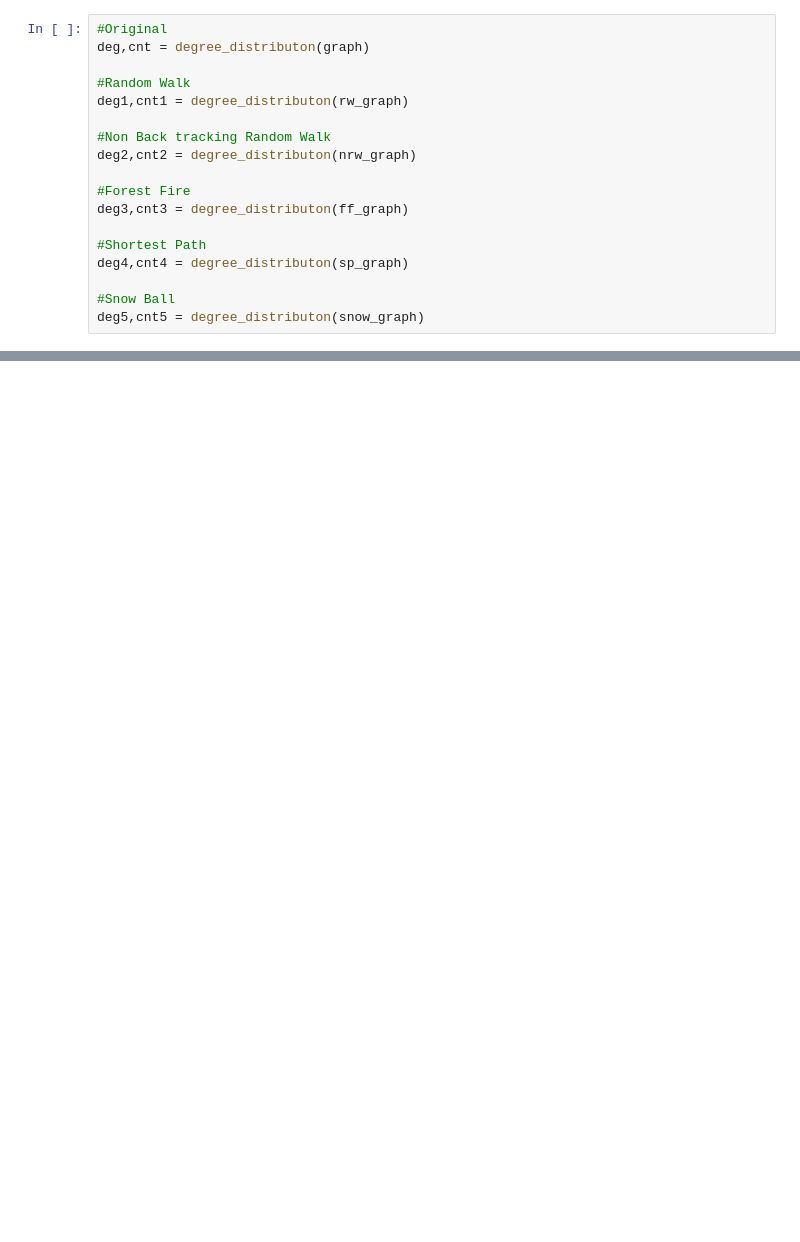
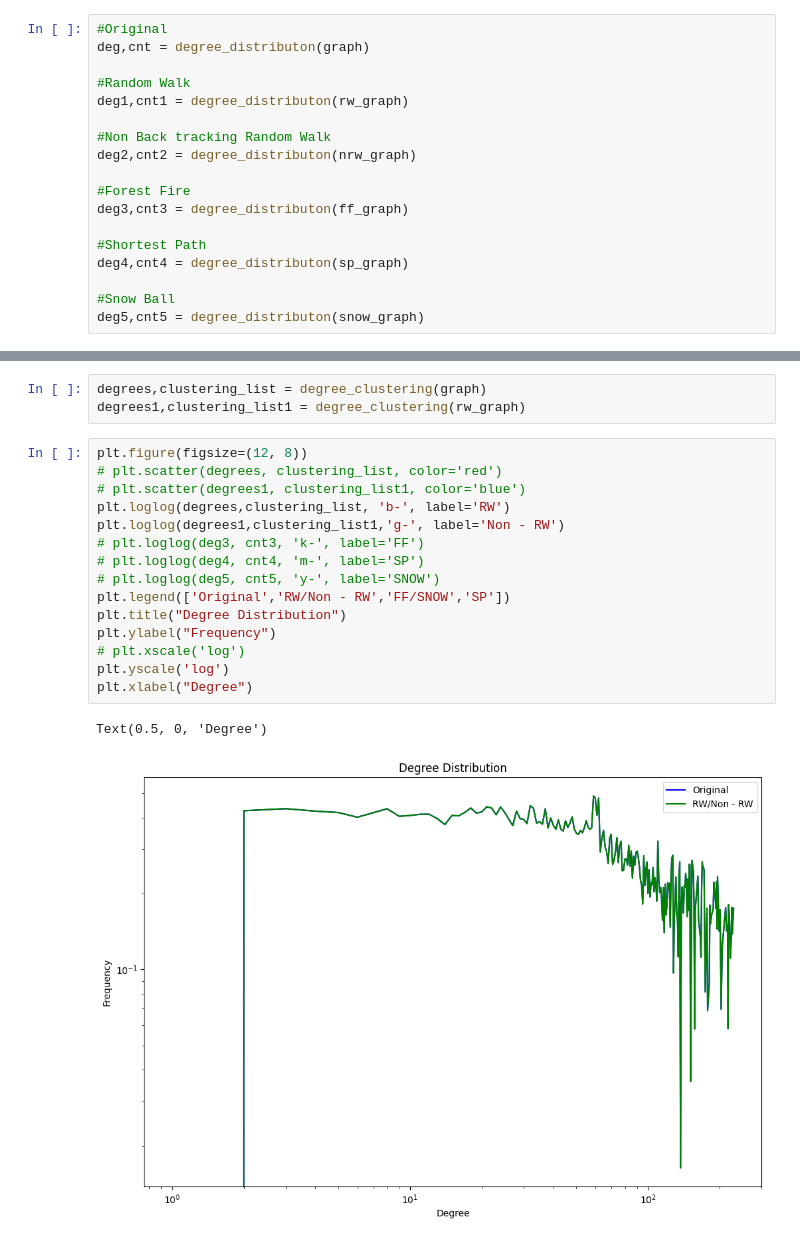
Before and after one commit to kyriakosar/Sampling-from-Networks, a Jupyter notebook: facebook_dataset.ipynb, the cells around one changed output, grey strips where cells are left out. Saved outputs shown, nothing was run; the diff lists cells and outputs as text; blank space fills up the shorter version.

```diff
--- a/facebook_dataset.ipynb
+++ b/facebook_dataset.ipynb
@@ -310,0 +313,21 @@ plt.xlabel("Degree")
+# %%
+degrees,clustering_list = degree_clustering(graph)
+degrees1,clustering_list1 = degree_clustering(rw_graph)
+# %%
+plt.figure(figsize=(12, 8))
+# plt.scatter(degrees, clustering_list, color='red')
+# plt.scatter(degrees1, clustering_list1, color='blue')
+plt.loglog(degrees,clustering_list, 'b-', label='RW')
+plt.loglog(degrees1,clustering_list1,'g-', label='Non - RW')
+# plt.loglog(deg3, cnt3, 'k-', label='FF')
+# plt.loglog(deg4, cnt4, 'm-', label='SP')
+# plt.loglog(deg5, cnt5, 'y-', label='SNOW')
+plt.legend(['Original','RW/Non - RW','FF/SNOW','SP'])
+plt.title("Degree Distribution")
+plt.ylabel("Frequency")
+# plt.xscale('log')
+plt.yscale('log')
+plt.xlabel("Degree")
+# %% [output]
+Text(0.5, 0, 'Degree')
+[figure, added]
```
Also changed, not shown: parts of 7 cells of this notebook.
